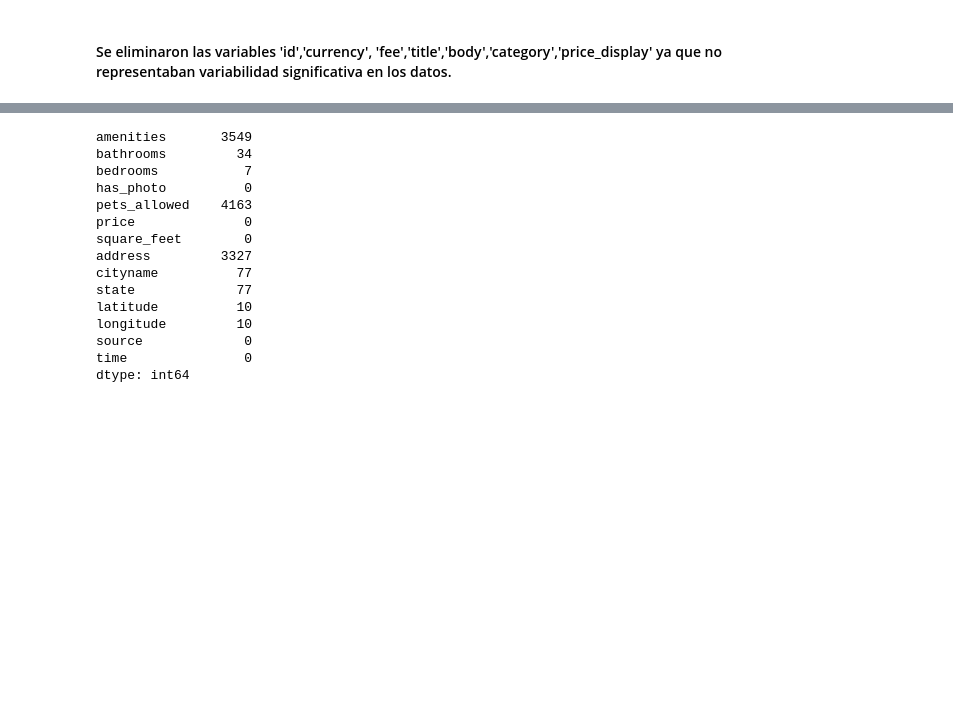
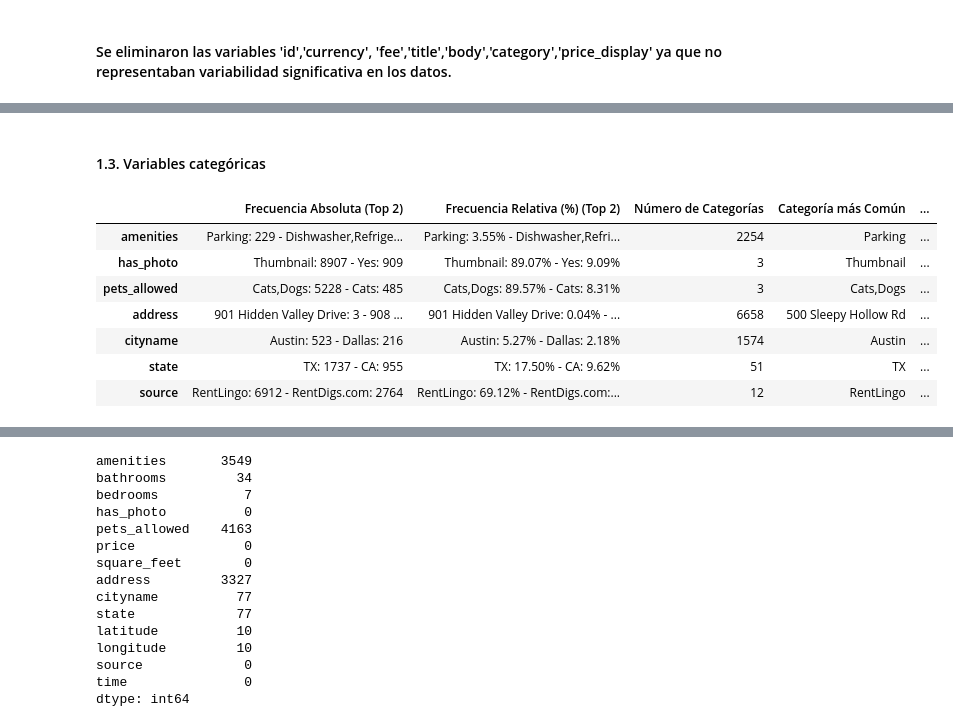
Before and after one commit to AngelaOrtiz918/Arrendamiento, a Jupyter notebook: Exploración y Preparación de los Datos/Exploración de Datos.ipynb, the cells around one changed output, grey strips where cells are left out. Drawn from its saved outputs; the diff is of its cells as text; code cells hidden in the pictures; blank space fills up the shorter version.

```diff
--- a/Exploración y Preparación de los Datos/Exploración de Datos.ipynb
+++ b/Exploración y Preparación de los Datos/Exploración de Datos.ipynb
@@ -143,0 +224,35 @@ df.head()
+# %% [markdown]
+#### 1.3. Variables categóricas
+# %%
+# df para variables categóricas
+df_categoricas = df.drop(columns=columnas_numericas)  # Elimina columnas numéricas por su nombre
+# %%
+for col in df_categoricas.columns:
+    frec_abs = df[col].value_counts()
+    frec_rel = df[col].value_counts(normalize=True) * 100
+
+    # Top 2
+    top_frec_abs = frec_abs.head(2).to_dict()
+    top_frec_rel = frec_rel.head(2).to_dict()
+
+    estadisticas_categoricas[col] = {
+        "Frecuencia Absoluta (Top 2)": " - ".join([f"{k}: {v}" for k, v in top_frec_abs.items()]),
+        "Frecuencia Relativa (%) (Top 2)": " - ".join([f"{k}: {v:.2f}%" for k, v in top_frec_rel.items()]),
+        "Número de Categorías": df[col].nunique(),
+        "Categoría más Común": df[col].mode()[0] if not df[col].mode().empty else None,
+        "Valores No Nulos": df[col].count()
+    }
+# %%
+df_estadisticas_categoricas = pd.DataFrame(estadisticas_categoricas)
+
+# Tabla transpuesta
+df_estadisticas_categoricas.T
+# %% [output]
+|  | Frecuencia Absoluta (Top 2) | Frecuencia Relativa (%) (Top 2) | Número de Categorías | Categoría más Común | ... |
+| amenities | Parking: 229 - Dishwasher,Refrige... | Parking: 3.55% - Dishwasher,Refri... | 2254 | Parking | ... |
+| has_photo | Thumbnail: 8907 - Yes: 909 | Thumbnail: 89.07% - Yes: 9.09% | 3 | Thumbnail | ... |
+| pets_allowed | Cats,Dogs: 5228 - Cats: 485 | Cats,Dogs: 89.57% - Cats: 8.31% | 3 | Cats,Dogs | ... |
+| address | 901 Hidden Valley Drive: 3 - 908 ... | 901 Hidden Valley Drive: 0.04% - ... | 6658 | 500 Sleepy Hollow Rd | ... |
+| cityname | Austin: 523 - Dallas: 216 | Austin: 5.27% - Dallas: 2.18% | 1574 | Austin | ... |
+| state | TX: 1737 - CA: 955 | TX: 17.50% - CA: 9.62% | 51 | TX | ... |
+| source | RentLingo: 6912 - RentDigs.com: 2764 | RentLingo: 69.12% - RentDigs.com:... | 12 | RentLingo | ... |
```
Also changed, not shown: parts of 75 cells of this notebook, 1 other file.
